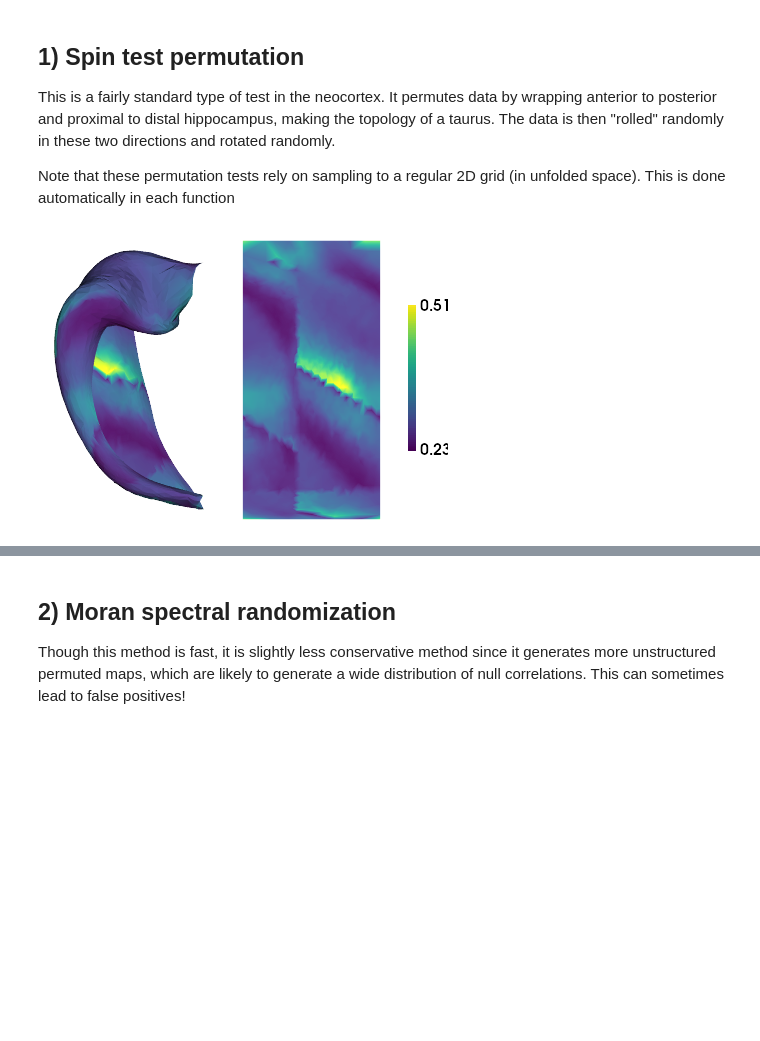
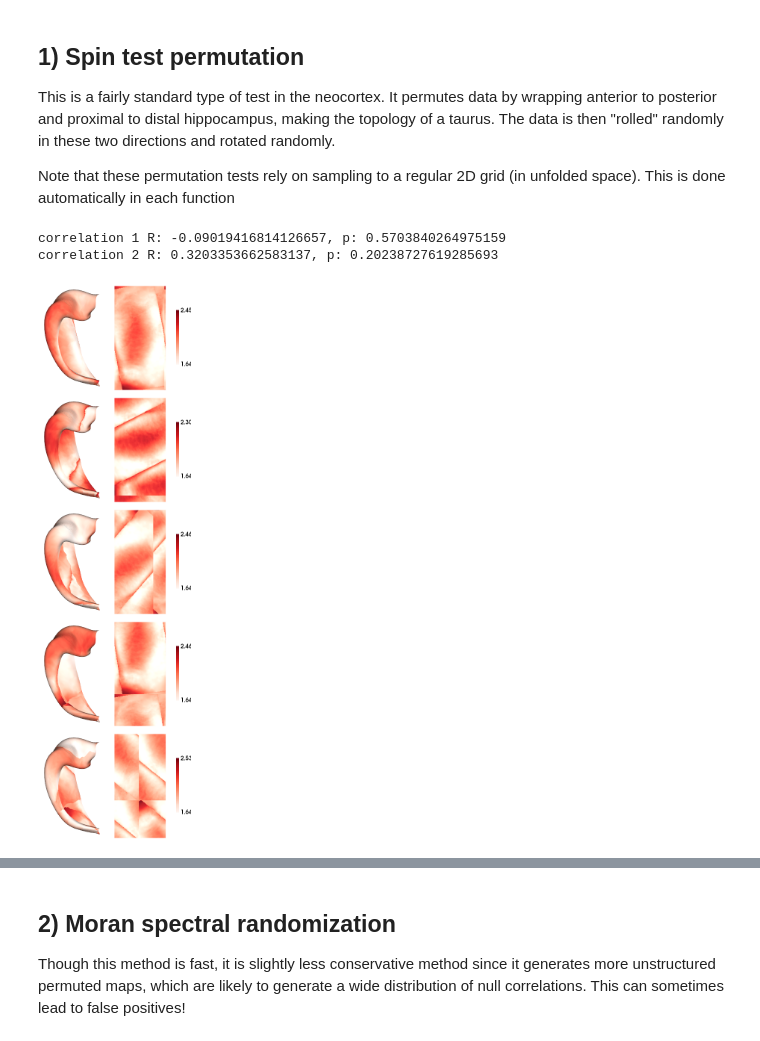
Before and after one commit to jordandekraker/hippomaps, a Jupyter notebook: hippomaps/demos/example_permutationTest.ipynb, the cells around one changed output, grey strips where cells are left out. Drawn from its saved outputs; the diff is of its cells as text; code cells hidden in the pictures; blank space fills up the shorter version.

Commit message:
better permutation function consistency

```diff
--- a/hippomaps/demos/example_permutationTest.ipynb
+++ b/hippomaps/demos/example_permutationTest.ipynb
@@ -12,17 +12,28 @@ from eigenstrapping import geometry, fit, datasets
 from pathlib import Path
 # %%
 # Test data
-den = '1mm'
-thickness = '../example_data/thickness_midsurf_L_mean.shape.gii'
-NDI = '../example_data/NDI_midsurf_L_mean.shape.gii'
-T1divT2 = '../example_data/T1wdivT2w_midsurf_L.shape.gii'
+hemis = ['L']
+labels = ['hipp']# ,'dentate']
+den='unfoldiso'
+nV,iV = hm.config.get_nVertices(labels,den)
+
+# get these maps
+map1 = '../../maps/HippoMaps-initializationMaps/Dataset-AxerPLI/histology-PLI-transmittance_average-1_hemi-mix_den-unfoldiso_label-hipp.shape.gii'
+map2 = '../../maps/HippoMaps-initializationMaps/Dataset-PNI/MRI-7T-qT1_average-20_hemi-mix_den-0p5mm_label-hipp.shape.gii'
+map3 = '../../maps/HippoMaps-initializationMaps/Dataset-MICs/MRI-3T-rsfMRI-avgFCneocort_average-99_hemi-L_den-2mm_label-hipp.shape.gii'
 #Load data for visualization only
-thickdata = nib.load(thickness).agg_data().flatten()
-NDIdata = nib.load(NDI).agg_data().flatten()
-T1divT2data = nib.load(T1divT2).agg_data().flatten()
+map1data = nib.load(map1).agg_data().flatten()
+map2data = nib.load(map2).agg_data().flatten()
+map3data = nib.load(map3).agg_data().flatten()
 
-ntestperms = 200 # ideally the number of permutations should be something like 10000, but to save time we will run only 1000 here.
+# resample to same density
+map1data = hm.utils.density_interp('unfoldiso',den,map1data,labels[0])
+map2data = hm.utils.density_interp('0p5mm',den,map2data,labels[0])
+map3data = hm.utils.density_interp('2mm',den,map3data,labels[0])
+
+
+ntestperms = 1000 # ideally the number of permutations should be something like 10000, but to save time we will run only 1000 here.
 metric='pearsonr'
 
-hm.plotting.surfplot_canonical_foldunfold(np.vstack((thickdata,NDIdata,T1divT2data)).T, hemis=['L'], labels=['hipp'], den=den, unfoldAPrescale=True, embed_nb=True, color_bar='right', share='row')
+hm.plotting.surfplot_canonical_foldunfold(np.vstack((map1data,map2data,map3data)).T, hemis=['L'], labels=['hipp'], den=den, unfoldAPrescale=True, embed_nb=True, color_bar='right', share='row')
 # %% [output]
@@ -35,15 +46,20 @@ This is a fairly standard type of test in the neocortex. It permutes data by wra
 Note that these permutation tests rely on sampling to a regular 2D grid (in unfolded space). This is done automatically in each function
 # %%
 # we expect these two maps to be correlated
-[metricnull1,permutedimgs1,pval1,r_obs1] = hm.stats.spin_test(T1divT2,NDI,label='hipp',nperm=ntestperms,metric=metric,den=den)
+metricnull1,permutedimgs1,pval1,r_obs1 = hm.stats.spin_test(map3data,map2data,label='hipp',nperm=ntestperms,metric=metric,den=den)
 # but not these two
-[metricnull2,permutedimgs2,pval2,r_obs2] = hm.stats.spin_test(thickness,NDI,label='hipp',nperm=ntestperms,metric=metric,den=den)
+_,_,pval2,r_obs2 = hm.stats.spin_test(map1data,map2data,label='hipp',nperm=ntestperms,metric=metric,den=den)
+
+print(f'correlation 1 R: {r_obs1}, p: {pval1}')
+print(f'correlation 2 R: {r_obs2}, p: {pval2}')
+# %% [output]
+correlation 1 R: -0.09019416814126657, p: 0.5703840264975159
+correlation 2 R: 0.3203353662583137, p: 0.20238727619285693
 # %%
 #Visualize a random permuted unfolded map
-permutedimg = hm.utils.density_interp('unfoldiso',den,permutedimgs1[:,:,0].flatten(),label='hipp')[0] # resample back down to original resolutions
-hm.plotting.surfplot_canonical_foldunfold(permutedimg, hemis=['L'], labels=['hipp'], den=den, unfoldAPrescale=True, embed_nb=True, color_bar='right', share='row')
+hm.plotting.surfplot_canonical_foldunfold(permutedimgs1[:,:5], hemis=['L'], labels=['hipp'], den=den, unfoldAPrescale=True, embed_nb=True, color_bar='right', share='row', cmap='Reds')
 # %% [output]
-[figure, old version]
+[figure, new version]
 # %%
 fig, ax = plt.subplots(figsize=(5,9), nrows=2, ncols=1)
 
```
Also changed, not shown: parts of 8 cells of this notebook, 3 other files.
